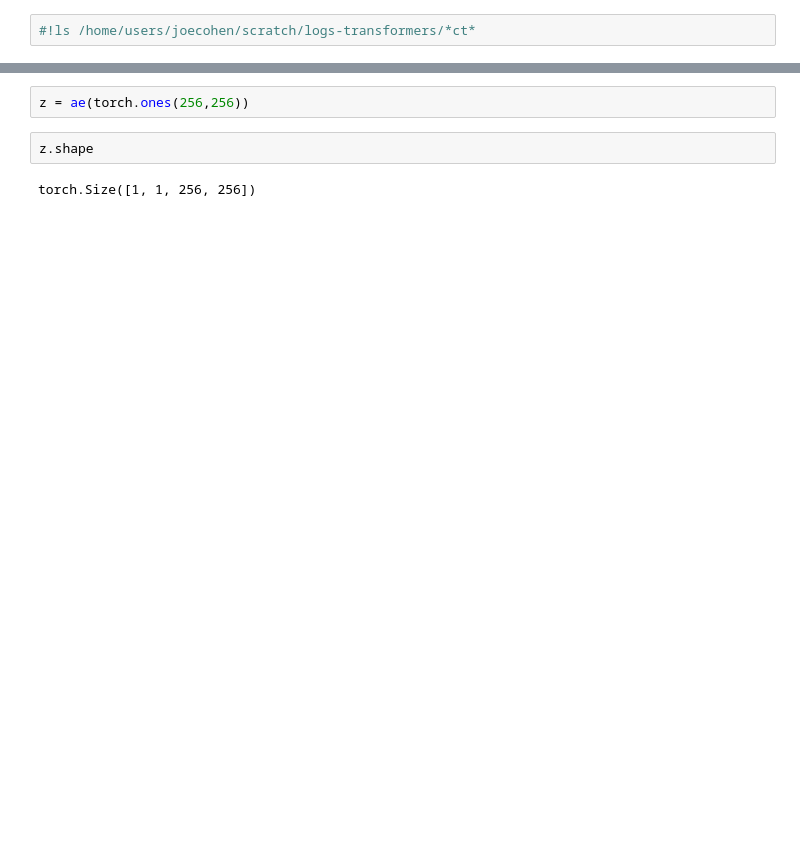
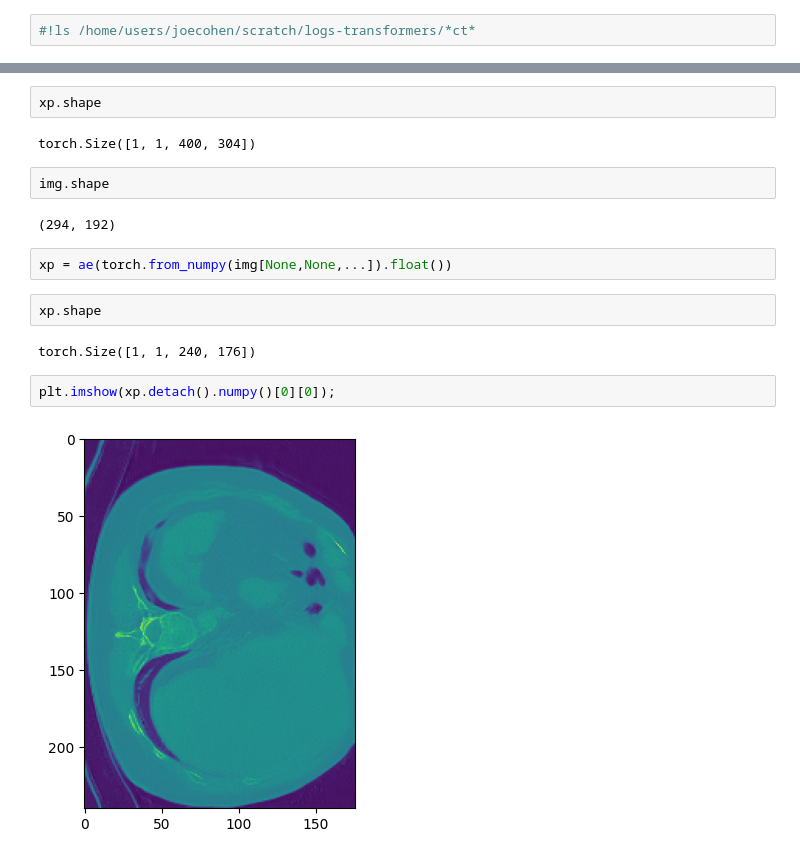
Before and after one commit to ieee8023/ct-counterfactuals, a Jupyter notebook: explore_model.ipynb, the cells around one changed output, grey strips where cells are left out. Drawn from its saved outputs; the diff is of its cells as text; blank space fills up the shorter version.

```diff
--- a/explore_model.ipynb
+++ b/explore_model.ipynb
@@ -24,6 +47,18 @@ FileNotFoundError: [Errno 2] No such file or directory: 'aaa'
+# %%
+xp.shape
+# %% [output]
+torch.Size([1, 1, 400, 304])
+# %%
+img.shape
+# %% [output]
+(294, 192)
 # %%
-z = ae(torch.ones(256,256))
+xp = ae(torch.from_numpy(img[None,None,...]).float())
-# %%
-z.shape
-# %% [output]
-torch.Size([1, 1, 256, 256])
+# %%
+xp.shape
+# %% [output]
+torch.Size([1, 1, 240, 176])
+# %%
+plt.imshow(xp.detach().numpy()[0][0]);
+# %% [output]
+[figure, added]
```
Also changed, not shown: parts of 10 cells of this notebook.
